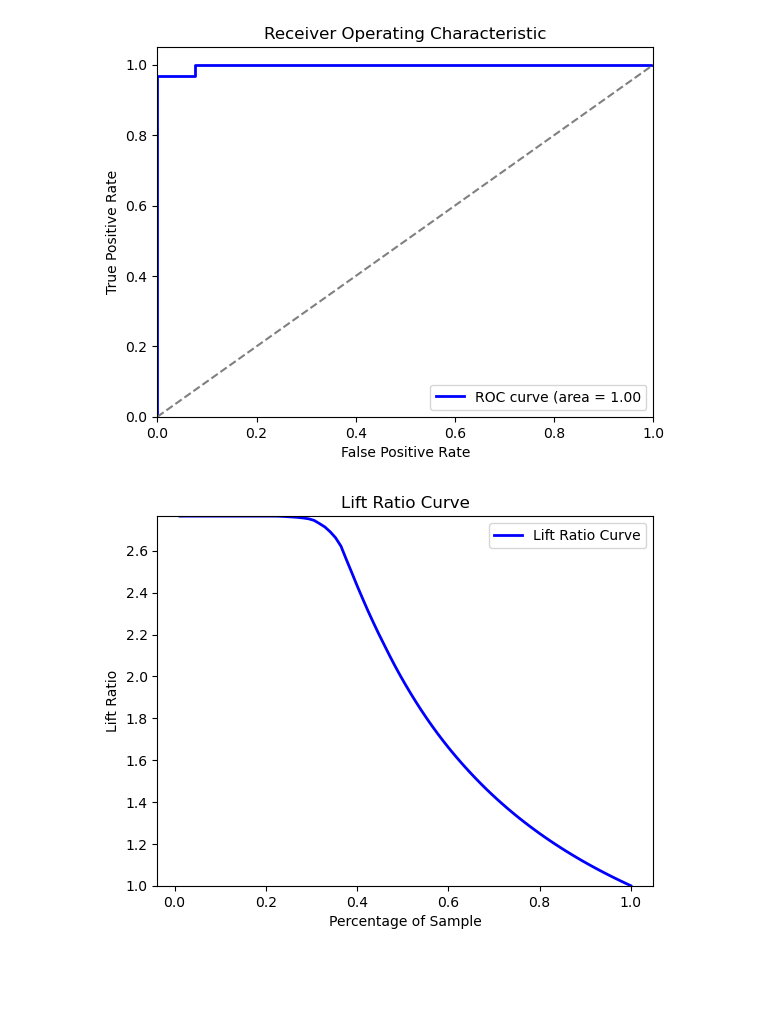
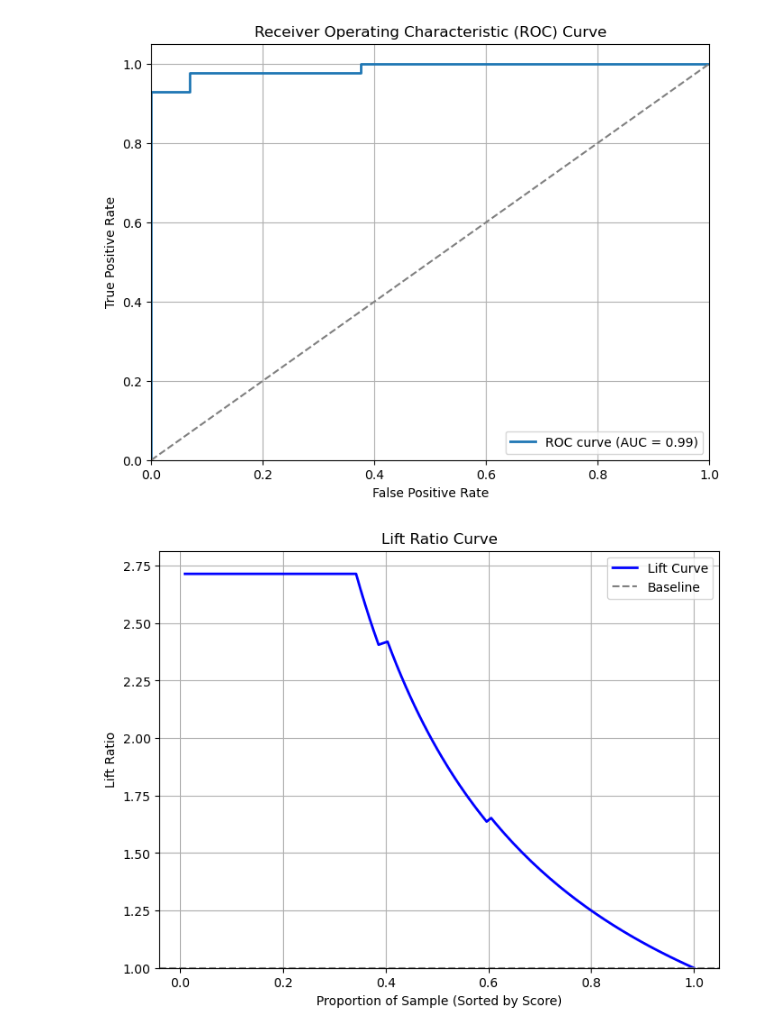
Before and after one commit to sirui-luo/nested-cv-model-selection-breast-cancer-prediction, a Jupyter notebook: Breast Cancer_nested_CV.ipynb, the cells around one changed output. Saved outputs shown, nothing was run; the diff lists cells and outputs as text; code cells hidden in the pictures; blank space fills up the shorter version.

```diff
--- a/Breast Cancer_nested_CV.ipynb
+++ b/Breast Cancer_nested_CV.ipynb
@@ -32 +28,4 @@ X_test, X_val, y_test, y_val = train_test_split(X_temp, y_temp, test_size=0.5, r
+# %%
+# 80/20 split: training for nested CV, testing held out
+X_train, X_test, y_train, y_test = train_test_split(X, y, test_size=0.2, stratify=y, random_state=42)
 # %%
@@ -149,33 +121,56 @@ plt.show()
 # %%
-# ROC Curve
+# Get predicted probabilities for ROC curve
+if hasattr(final_model, "predict_proba"):
+    y_test_proba = final_model.predict_proba(X_test)[:, 1]
+else:
+    # For models like SVM without predict_proba, use decision_function and normalize
+    y_test_proba = final_model.decision_function(X_test)
+    y_test_proba = (y_test_proba - y_test_proba.min()) / (y_test_proba.max() - y_test_proba.min())
+
+# Compute ROC curve and AUC
 fpr, tpr, _ = roc_curve(y_test, y_test_proba)
 roc_auc = auc(fpr, tpr)
-plt.figure()
-plt.plot(fpr, tpr, color='blue', lw=2, label=f'ROC curve (area = {roc_auc:.2f}')
-plt.plot([0, 1], [0, 1], color='gray', linestyle='--')
+
+# Plot
+plt.figure(figsize=(8, 6))
+plt.plot(fpr, tpr, lw=2, label=f'ROC curve (AUC = {roc_auc:.2f})')
+plt.plot([0, 1], [0, 1], linestyle='--', color='gray')
 plt.xlim([0.0, 1.0])
 plt.ylim([0.0, 1.05])
 plt.xlabel('False Positive Rate')
 plt.ylabel('True Positive Rate')
-plt.title('Receiver Operating Characteristic')
+plt.title('Receiver Operating Characteristic (ROC) Curve')
 plt.legend(loc='lower right')
+plt.grid(True)
 plt.show()
 # %% [output]
-[figure, old version]
+[figure, new version]
 # %%
-# Lift Ratio Curve
+# Sort test probabilities and corresponding true labels in descending order
+sorted_indices = np.argsort(y_test_proba)[::-1]
+sorted_y = np.array(y_test)[sorted_indices]
+
+# Compute cumulative gain (recall) curve
+cumulative_positives = np.cumsum(sorted_y)
+total_positives = np.sum(y_test)
+cumulative_gain = cumulative_positives / total_positives
+
+# Compute percentiles (proportion of samples seen)
 percentiles = np.linspace(1 / len(y_test), 1, len(y_test))
-sorted_proba = np.sort(y_test_proba)[::-1]
-cumulative_gains = np.cumsum(sorted_proba) / np.sum(sorted_proba)
-lift_ratio = cumulative_gains / np.where(percentiles == 0, 1e-10, percentiles)
 
-plt.figure()
-plt.plot(percentiles, lift_ratio, color='blue', lw=2, label='Lift Ratio Curve')
-plt.xlabel('Percentage of Sample')
+# Lift = Gain / Baseline (which is the diagonal)
+lift_ratio = cumulative_gain / percentiles
+
+# Plot
+plt.figure(figsize=(8, 6))
+plt.plot(percentiles, lift_ratio, lw=2, color='blue', label='Lift Curve')
+plt.axhline(y=1, color='gray', linestyle='--', label='Baseline')
+plt.xlabel('Proportion of Sample (Sorted by Score)')
 plt.ylabel('Lift Ratio')
 plt.title('Lift Ratio Curve')
+plt.ylim([1, lift_ratio.max() + 0.1])  # Padding for better visibility
 plt.legend(loc='upper right')
-plt.ylim([1, max(lift_ratio)])  # Ensure valid y-axis limits
+plt.grid(True)
 plt.show()
 # %% [output]
-[figure, old version]
+[figure, new version]
```
Also changed, not shown: parts of 3 cells of this notebook.
